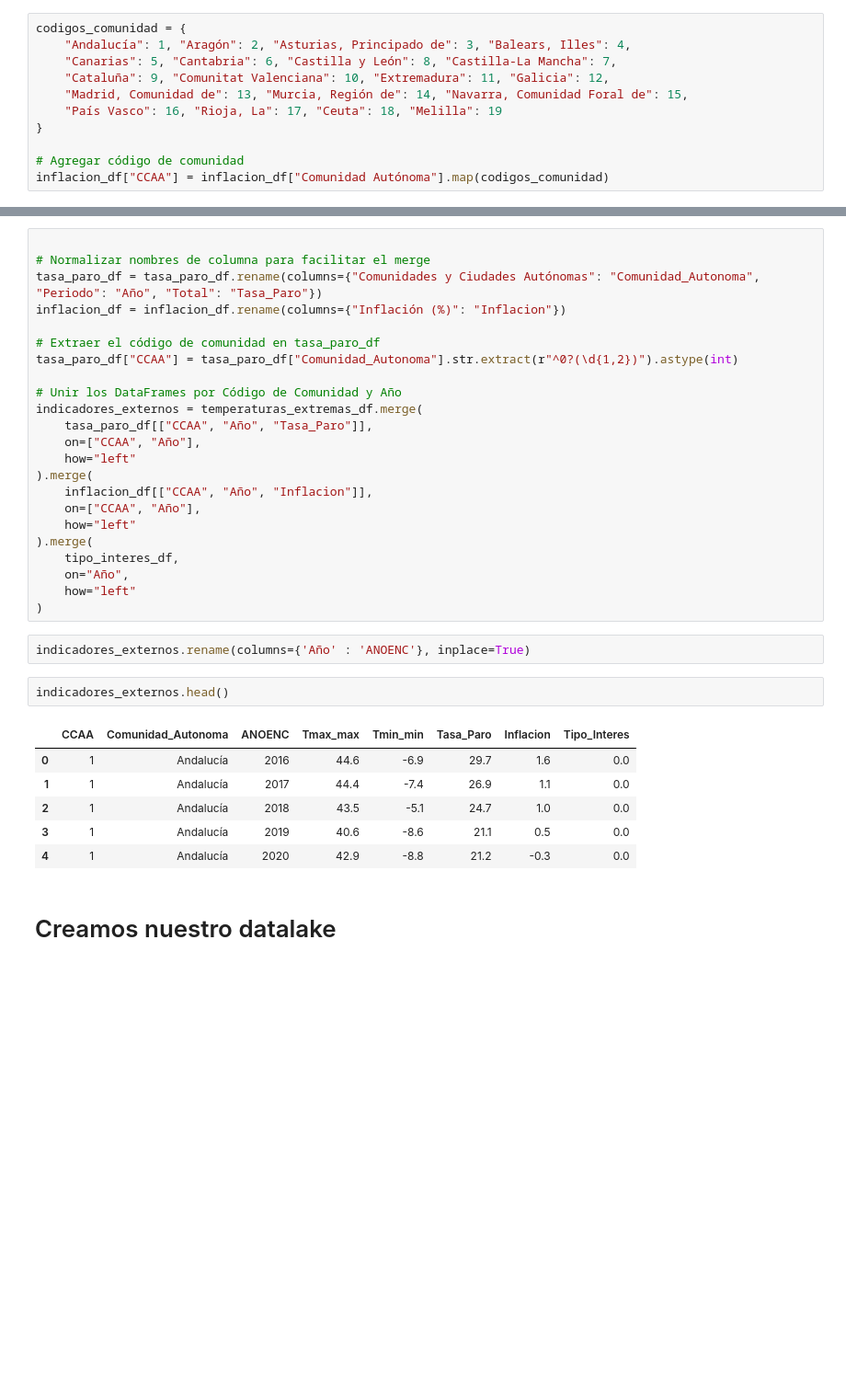
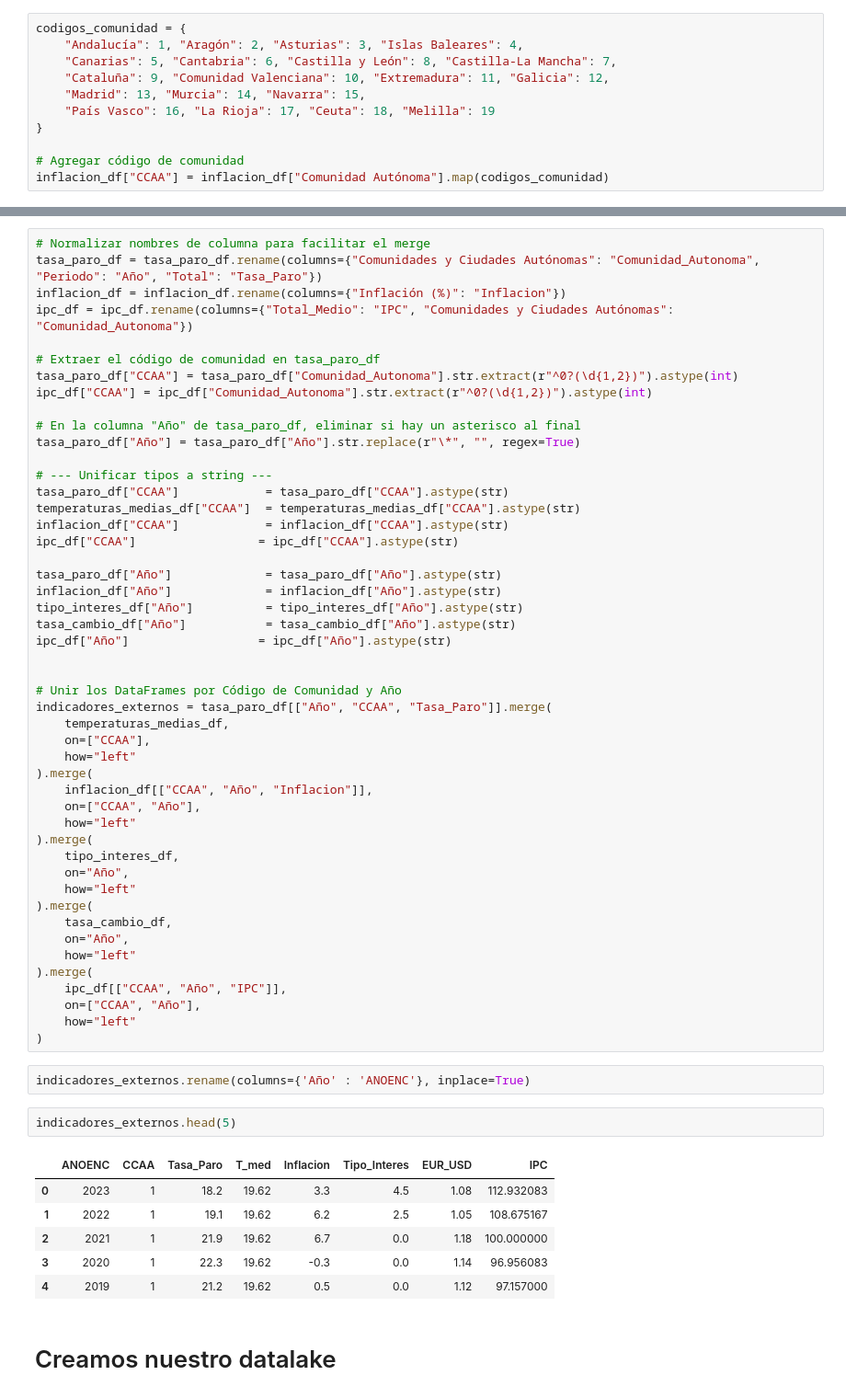
Before and after one commit to rauulrivero/ExpenseAnalysis, a Jupyter notebook: notebooks/processing/process_data.ipynb, the cells around one changed output, grey strips where cells are left out. Shown at 92% size. Drawn from its saved outputs; the diff is of its cells as text; blank space fills up the shorter version.

```diff
--- a/notebooks/processing/process_data.ipynb
+++ b/notebooks/processing/process_data.ipynb
@@ -309,10 +929,10 @@ tasa_paro_df.head()
 # %%
 codigos_comunidad = {
-    "Andalucía": 1, "Aragón": 2, "Asturias, Principado de": 3, "Balears, Illes": 4,
+    "Andalucía": 1, "Aragón": 2, "Asturias": 3, "Islas Baleares": 4,
     "Canarias": 5, "Cantabria": 6, "Castilla y León": 8, "Castilla-La Mancha": 7,
-    "Cataluña": 9, "Comunitat Valenciana": 10, "Extremadura": 11, "Galicia": 12,
-    "Madrid, Comunidad de": 13, "Murcia, Región de": 14, "Navarra, Comunidad Foral de": 15,
-    "País Vasco": 16, "Rioja, La": 17, "Ceuta": 18, "Melilla": 19
+    "Cataluña": 9, "Comunidad Valenciana": 10, "Extremadura": 11, "Galicia": 12,
+    "Madrid": 13, "Murcia": 14, "Navarra": 15,
+    "País Vasco": 16, "La Rioja": 17, "Ceuta": 18, "Melilla": 19
 }
 
 # Agregar código de comunidad
@@ -338,16 +967,33 @@ tipo_interes_df.head()
 # %%
-
 # Normalizar nombres de columna para facilitar el merge
 tasa_paro_df = tasa_paro_df.rename(columns={"Comunidades y Ciudades Autónomas": "Comunidad_Autonoma", "Periodo": "Año", "Total": "Tasa_Paro"})
 inflacion_df = inflacion_df.rename(columns={"Inflación (%)": "Inflacion"})
+ipc_df = ipc_df.rename(columns={"Total_Medio": "IPC", "Comunidades y Ciudades Autónomas": "Comunidad_Autonoma"})
 
 # Extraer el código de comunidad en tasa_paro_df
 tasa_paro_df["CCAA"] = tasa_paro_df["Comunidad_Autonoma"].str.extract(r"^0?(\d{1,2})").astype(int)
+ipc_df["CCAA"] = ipc_df["Comunidad_Autonoma"].str.extract(r"^0?(\d{1,2})").astype(int)
+
+# En la columna "Año" de tasa_paro_df, eliminar si hay un asterisco al final
+tasa_paro_df["Año"] = tasa_paro_df["Año"].str.replace(r"\*", "", regex=True)
+
+# --- Unificar tipos a string ---
+tasa_paro_df["CCAA"]            = tasa_paro_df["CCAA"].astype(str)
+temperaturas_medias_df["CCAA"]  = temperaturas_medias_df["CCAA"].astype(str)
+inflacion_df["CCAA"]            = inflacion_df["CCAA"].astype(str)
+ipc_df["CCAA"]                 = ipc_df["CCAA"].astype(str)
+
+tasa_paro_df["Año"]             = tasa_paro_df["Año"].astype(str)
+inflacion_df["Año"]             = inflacion_df["Año"].astype(str)
+tipo_interes_df["Año"]          = tipo_interes_df["Año"].astype(str)
+tasa_cambio_df["Año"]           = tasa_cambio_df["Año"].astype(str)
+ipc_df["Año"]                  = ipc_df["Año"].astype(str)
+
 
 # Unir los DataFrames por Código de Comunidad y Año
-indicadores_externos = temperaturas_extremas_df.merge(
-    tasa_paro_df[["CCAA", "Año", "Tasa_Paro"]],
-    on=["CCAA", "Año"],
+indicadores_externos = tasa_paro_df[["Año", "CCAA", "Tasa_Paro"]].merge(
+    temperaturas_medias_df,
+    on=["CCAA"],
     how="left"
 ).merge(
     inflacion_df[["CCAA", "Año", "Inflacion"]],
@@ -357,18 +1003,26 @@ indicadores_externos = temperaturas_extremas_df.merge(
     tipo_interes_df,
     on="Año",
     how="left"
+).merge(
+    tasa_cambio_df,
+    on="Año",
+    how="left"
+).merge(
+    ipc_df[["CCAA", "Año", "IPC"]],
+    on=["CCAA", "Año"],
+    how="left"
 )
 # %%
 indicadores_externos.rename(columns={'Año' : 'ANOENC'}, inplace=True)
 # %%
-indicadores_externos.head()
+indicadores_externos.head(5)
 # %% [output]
-|  | CCAA | Comunidad_Autonoma | ANOENC | Tmax_max | Tmin_min | Tasa_Paro | Inflacion | Tipo_Interes |
-| 0 | 1 | Andalucía | 2016 | 44.6 | -6.9 | 29.7 | 1.6 | 0.0 |
-| 1 | 1 | Andalucía | 2017 | 44.4 | -7.4 | 26.9 | 1.1 | 0.0 |
-| 2 | 1 | Andalucía | 2018 | 43.5 | -5.1 | 24.7 | 1.0 | 0.0 |
-| 3 | 1 | Andalucía | 2019 | 40.6 | -8.6 | 21.1 | 0.5 | 0.0 |
-| 4 | 1 | Andalucía | 2020 | 42.9 | -8.8 | 21.2 | -0.3 | 0.0 |
+|  | ANOENC | CCAA | Tasa_Paro | T_med | Inflacion | Tipo_Interes | EUR_USD | IPC |
+| 0 | 2023 | 1 | 18.2 | 19.62 | 3.3 | 4.5 | 1.08 | 112.932083 |
+| 1 | 2022 | 1 | 19.1 | 19.62 | 6.2 | 2.5 | 1.05 | 108.675167 |
+| 2 | 2021 | 1 | 21.9 | 19.62 | 6.7 | 0.0 | 1.18 | 100.000000 |
+| 3 | 2020 | 1 | 22.3 | 19.62 | -0.3 | 0.0 | 1.14 | 96.956083 |
+| 4 | 2019 | 1 | 21.2 | 19.62 | 0.5 | 0.0 | 1.12 | 97.157000 |
 # %% [markdown]
 # Creamos nuestro datalake
 # %%
```
Also changed, not shown: parts of 81 cells of this notebook, 24 other files.
